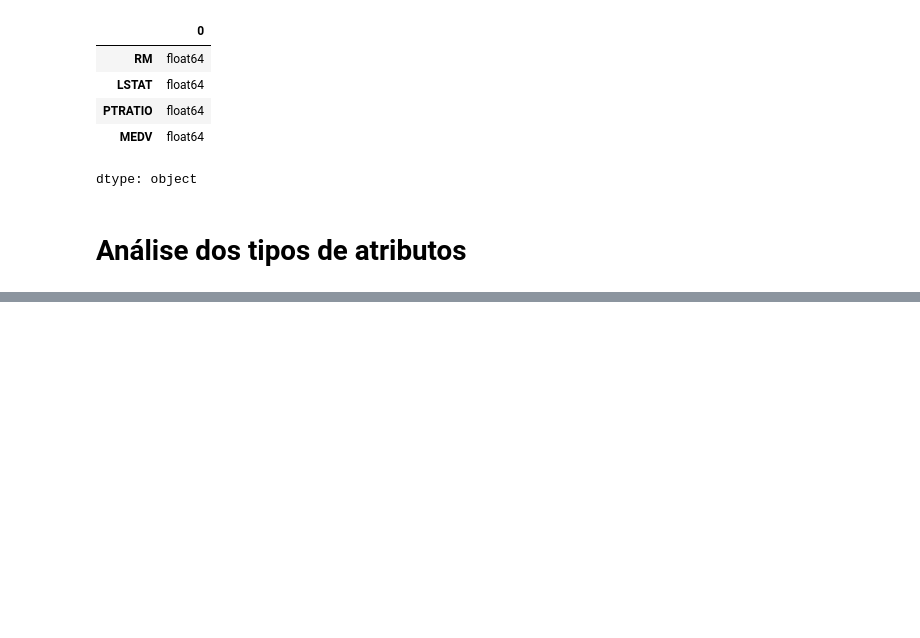
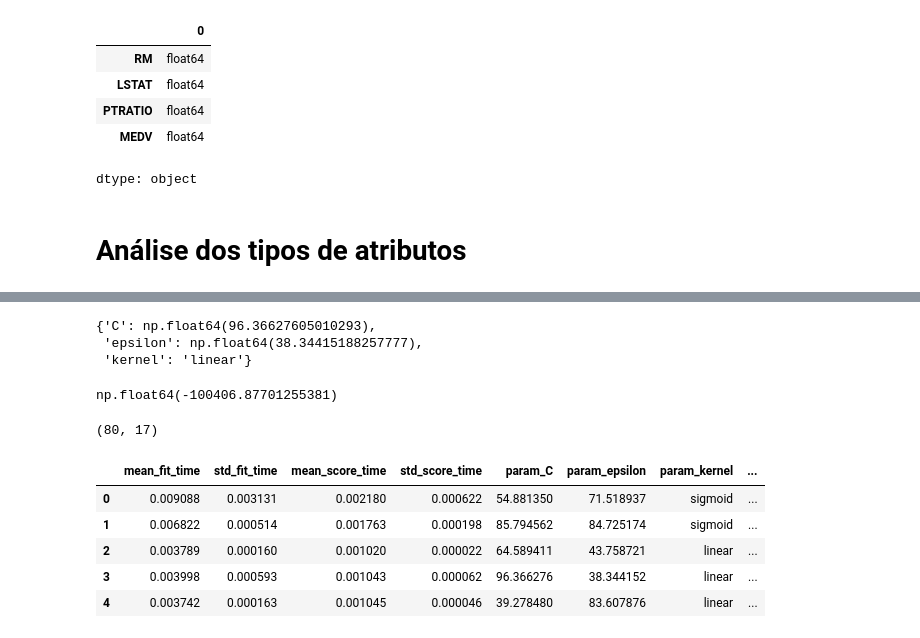
Before and after one commit to Gadugcc/Hiperparametros_SVM, a Jupyter notebook: Hiperparâmetros_Regressão.ipynb, the cells around one changed output, grey strips where cells are left out. Drawn from its saved outputs; the diff is of its cells as text; code cells hidden in the pictures; blank space fills up the shorter version.

```diff
--- a/Hiperparâmetros_Regressão.ipynb
+++ b/Hiperparâmetros_Regressão.ipynb
@@ -85,0 +298,25 @@ box.show()
+# %%
+# Gerando o modelo
+
+svr = SVR()
+# %%
+param_random = dict(
+    kernel = ["linear","poly","rbf","sigmoid","precompute"],
+    epsilon = stats.uniform(0,100),
+    C=stats.uniform(0,100)
+)
+# %%
+# Configurando a procura com o Random Search
+
+random_search = RandomizedSearchCV(
+    svr,
+    param_random,
+    n_iter=80,
+    cv=6,
+    scoring="neg_root_mean_squared_error",
+    random_state=0
+)
+# %%
+# Realizando o treinamento
+
+random_search.fit(x_treino,y_treino)
@@ -85,0 +330,24 @@ box.show()
+# %%
+# Melhores hiperparâmetros
+
+random_search.best_params_
+# %% [output]
+{'C': np.float64(96.36627605010293),
+ 'epsilon': np.float64(38.34415188257777),
+ 'kernel': 'linear'}
+# %%
+random_search.best_score_
+# %% [output]
+np.float64(-100406.87701255381)
+# %%
+resultados = pd.DataFrame(random_search.cv_results_)
+print(resultados.shape)
+resultados.head()
+# %% [output]
+(80, 17)
+|  | mean_fit_time | std_fit_time | mean_score_time | std_score_time | param_C | param_epsilon | param_kernel | ... |
+| 0 | 0.009088 | 0.003131 | 0.002180 | 0.000622 | 54.881350 | 71.518937 | sigmoid | ... |
+| 1 | 0.006822 | 0.000514 | 0.001763 | 0.000198 | 85.794562 | 84.725174 | sigmoid | ... |
+| 2 | 0.003789 | 0.000160 | 0.001020 | 0.000022 | 64.589411 | 43.758721 | linear | ... |
+| 3 | 0.003998 | 0.000593 | 0.001043 | 0.000062 | 96.366276 | 38.344152 | linear | ... |
+| 4 | 0.003742 | 0.000163 | 0.001045 | 0.000046 | 39.278480 | 83.607876 | linear | ... |
```
Also changed, not shown: parts of 44 cells of this notebook.
